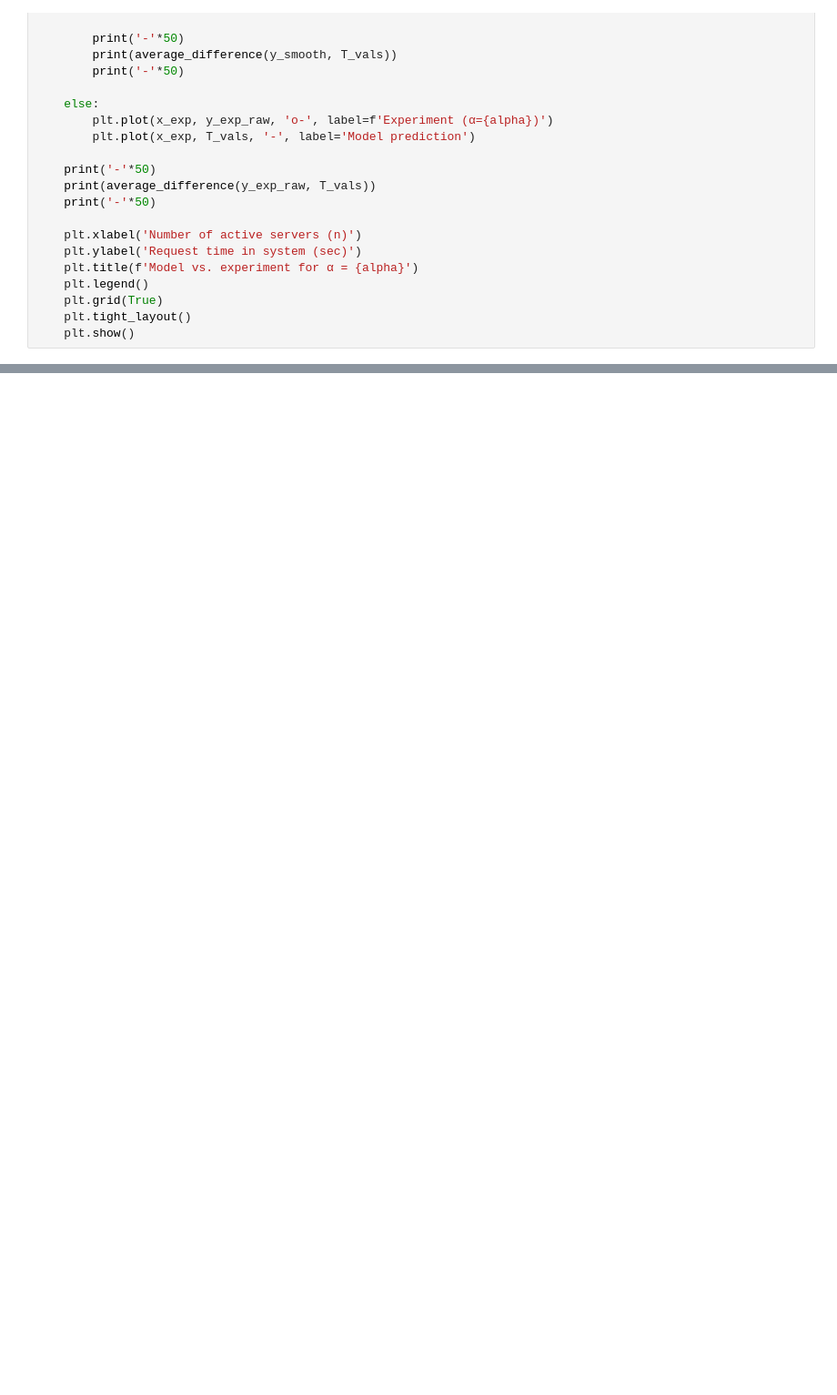
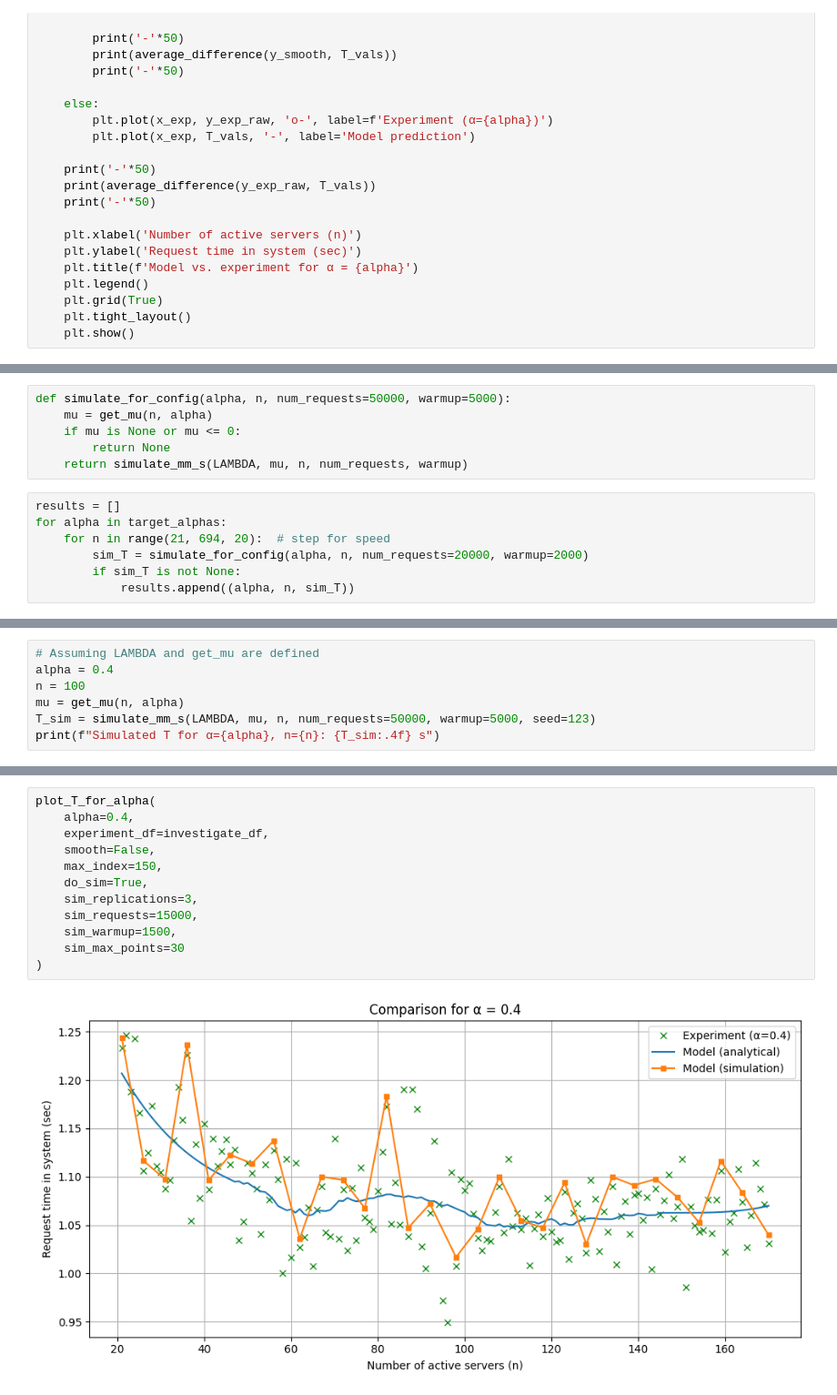
Before and after one commit to MikelMelnichuk/cpu_io_analytics, a Jupyter notebook: Image_creation/Analytical_approach.ipynb, the cells around one changed output, grey strips where cells are left out. Shown at 91% size. Drawn from its saved outputs; the diff is of its cells as text; blank space fills up the shorter version.

Commit message:
Add image creation notebook

```diff
--- a/Image_creation/Analytical_approach.ipynb
+++ b/Image_creation/Analytical_approach.ipynb
@@ -572,0 +581,13 @@ plot_T_for_alpha(1, investigate_df, max_index=150, smooth=True)
+# %%
+def simulate_for_config(alpha, n, num_requests=50000, warmup=5000):
+    mu = get_mu(n, alpha)
+    if mu is None or mu <= 0:
+        return None
+    return simulate_mm_s(LAMBDA, mu, n, num_requests, warmup)
+# %%
+results = []
+for alpha in target_alphas:
+    for n in range(21, 694, 20):  # step for speed
+        sim_T = simulate_for_config(alpha, n, num_requests=20000, warmup=2000)
+        if sim_T is not None:
+            results.append((alpha, n, sim_T))
@@ -572,0 +634,7 @@ plot_T_for_alpha(1, investigate_df, max_index=150, smooth=True)
+# %%
+# Assuming LAMBDA and get_mu are defined
+alpha = 0.4
+n = 100
+mu = get_mu(n, alpha)
+T_sim = simulate_mm_s(LAMBDA, mu, n, num_requests=50000, warmup=5000, seed=123)
+print(f"Simulated T for α={alpha}, n={n}: {T_sim:.4f} s")
@@ -572,0 +775,14 @@ plot_T_for_alpha(1, investigate_df, max_index=150, smooth=True)
+# %%
+plot_T_for_alpha(
+    alpha=0.4,
+    experiment_df=investigate_df,
+    smooth=False,
+    max_index=150,
+    do_sim=True,
+    sim_replications=3,
+    sim_requests=15000,
+    sim_warmup=1500,
+    sim_max_points=30
+)
+# %% [output]
+[figure, added]
```
Also changed, not shown: parts of 31 cells of this notebook.
